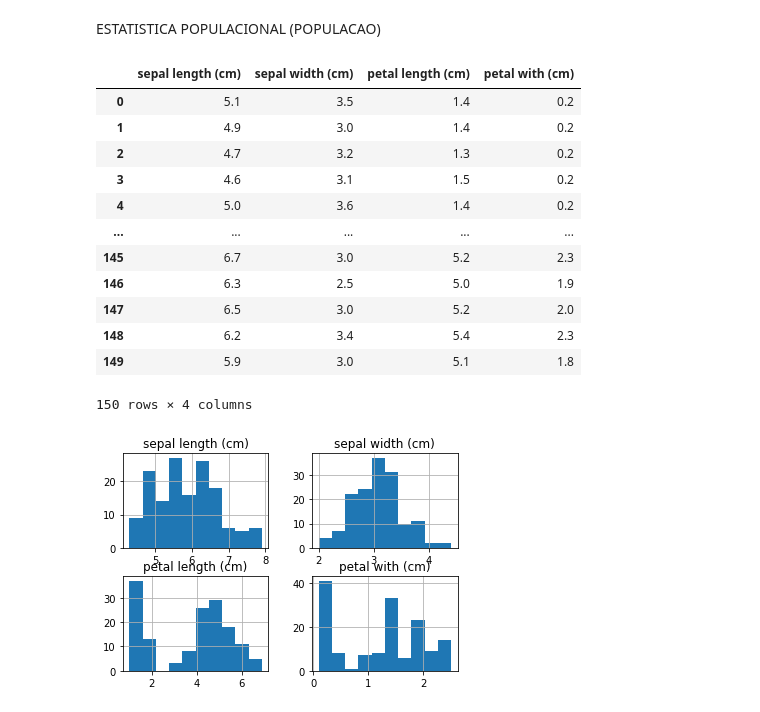
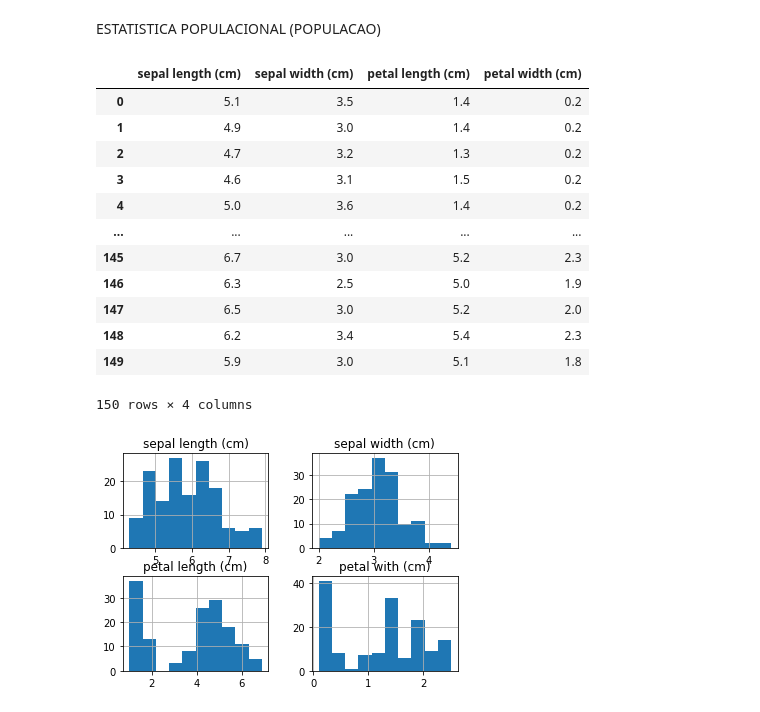
Before and after one commit to dxdiego5/data-science-growdev-matematica-statistica, a Jupyter notebook: populacao_estatistica.ipynb, the cells around one changed output. Saved outputs shown, nothing was run; the diff lists cells and outputs as text; code cells hidden in the pictures.

```diff
--- a/populacao_estatistica.ipynb
+++ b/populacao_estatistica.ipynb
@@ -11,11 +11,11 @@ import matplotlib.pyplot as plt
 # %%
 iris = load_iris()
 x = iris.data[:, 0:5]
-feature_names = ['sepal length (cm)' , 'sepal width (cm)', 'petal length (cm)','petal with (cm)']
+feature_names = ['sepal length (cm)' , 'sepal width (cm)', 'petal length (cm)','petal width (cm)']
 x = pd.DataFrame(x,columns=feature_names)
 x
 # %% [output]
-|  | sepal length (cm) | sepal width (cm) | petal length (cm) | petal with (cm) |
+|  | sepal length (cm) | sepal width (cm) | petal length (cm) | petal width (cm) |
 | 0 | 5.1 | 3.5 | 1.4 | 0.2 |
 | 1 | 4.9 | 3.0 | 1.4 | 0.2 |
 | 2 | 4.7 | 3.2 | 1.3 | 0.2 |
```
Also changed, not shown: parts of 7 cells of this notebook.
